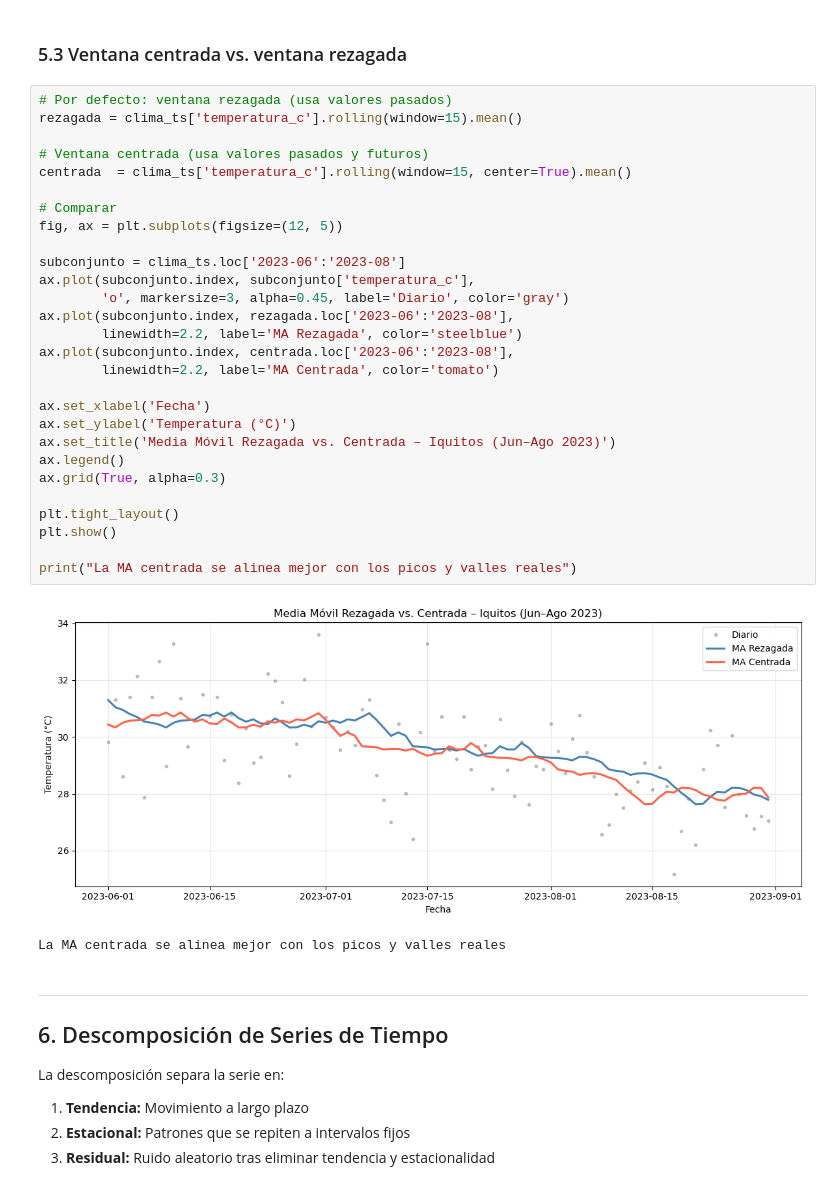
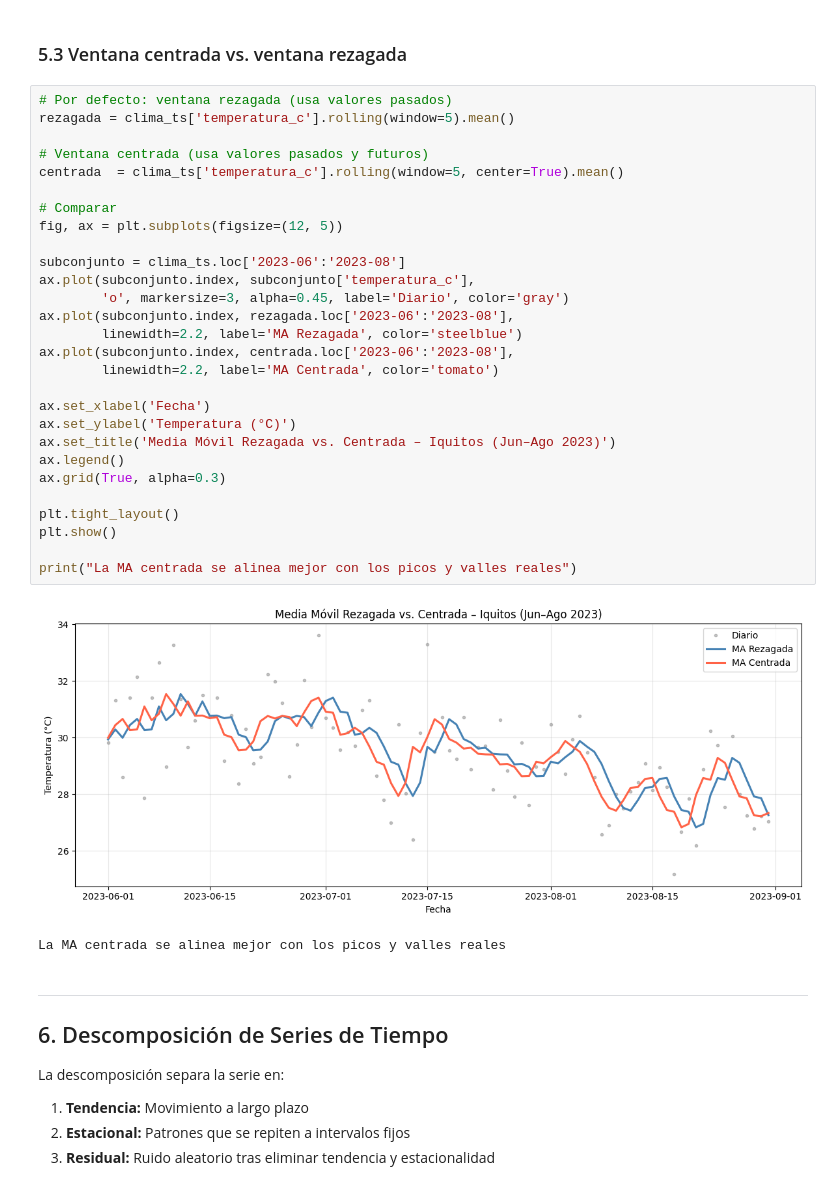
Before and after one commit to Lourdes-Churacutipa/Repositorio-de-lourdes, a Jupyter notebook: Lab5_1_time_series_Peru.ipynb, the cells around one changed output. Saved outputs shown, nothing was run; the diff lists cells and outputs as text.

```diff
--- a/Lab5_1_time_series_Peru.ipynb
+++ b/Lab5_1_time_series_Peru.ipynb
@@ -576,34 +579,34 @@ plt.show()
 ### 5.3 Ventana centrada vs. ventana rezagada
 # %%
 # Por defecto: ventana rezagada (usa valores pasados)
-rezagada = clima_ts['temperatura_c'].rolling(window=15).mean()
+rezagada = clima_ts['temperatura_c'].rolling(window=5).mean()
 
 # Ventana centrada (usa valores pasados y futuros)
-centrada  = clima_ts['temperatura_c'].rolling(window=15, center=True).mean()
+centrada  = clima_ts['temperatura_c'].rolling(window=5, center=True).mean()
 
 # Comparar
 fig, ax = plt.subplots(figsize=(12, 5))
 
 subconjunto = clima_ts.loc['2023-06':'2023-08']
 ax.plot(subconjunto.index, subconjunto['temperatura_c'],
         'o', markersize=3, alpha=0.45, label='Diario', color='gray')
 ax.plot(subconjunto.index, rezagada.loc['2023-06':'2023-08'],
         linewidth=2.2, label='MA Rezagada', color='steelblue')
 ax.plot(subconjunto.index, centrada.loc['2023-06':'2023-08'],
         linewidth=2.2, label='MA Centrada', color='tomato')
 
 ax.set_xlabel('Fecha')
 ax.set_ylabel('Temperatura (°C)')
 ax.set_title('Media Móvil Rezagada vs. Centrada – Iquitos (Jun–Ago 2023)')
 ax.legend()
 ax.grid(True, alpha=0.3)
 
 plt.tight_layout()
 plt.show()
 
 print("La MA centrada se alinea mejor con los picos y valles reales")
 # %% [output]
-[figure, old version]
+[figure, new version]
 La MA centrada se alinea mejor con los picos y valles reales
 # %% [markdown]
 ---
```
Also changed, not shown: parts of 4 cells of this notebook.
